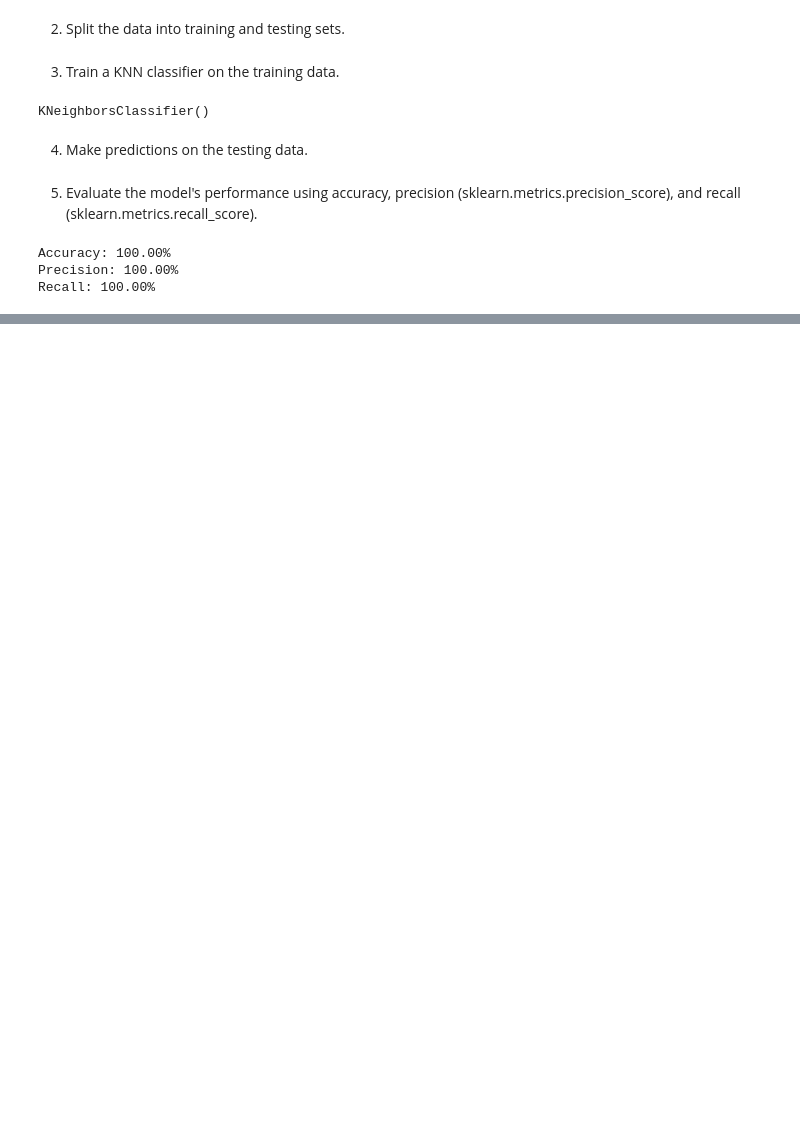
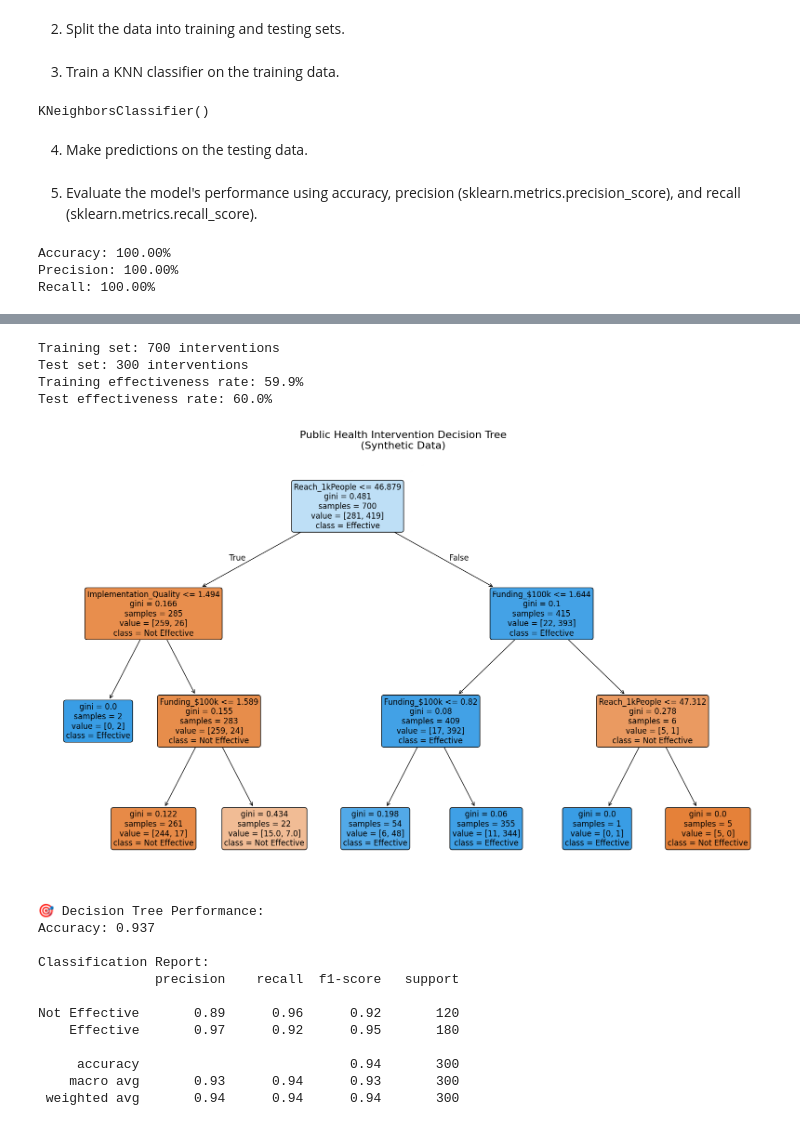
Before and after one commit to KubaJerz/VLab_AI_ML_Training, a Jupyter notebook: summer25-workshop/02knn_and_dt.ipynb, the cells around one changed output, grey strips where cells are left out. Saved outputs shown, nothing was run; the diff lists cells and outputs as text; code cells hidden in the pictures; blank space fills up the shorter version.

```diff
--- a/summer25-workshop/02knn_and_dt.ipynb
+++ b/summer25-workshop/02knn_and_dt.ipynb
@@ -442,0 +568,60 @@ Recall: 100.00%
+# %%
+
+# Prepare data
+features = ['Funding_$100k', 'Target_Risk_Level', 'Reach_1kPeople', 'Implementation_Quality']
+X_health = interventions_df[features].values
+y_health = interventions_df['Effective'].values
+
+# Split the data
+X_train_dt, X_test_dt, y_train_dt, y_test_dt = train_test_split(
+    X_health, y_health, test_size=0.3, random_state=42, stratify=y_health
+)
+
+print(f"Training set: {len(X_train_dt)} interventions")
+print(f"Test set: {len(X_test_dt)} interventions")
+print(f"Training effectiveness rate: {y_train_dt.mean():.1%}")
+print(f"Test effectiveness rate: {y_test_dt.mean():.1%}")
+
+# Build a simple decision tree
+dt_simple = DecisionTreeClassifier(max_depth=3, random_state=42)
+dt_simple.fit(X_train_dt, y_train_dt)
+
+# Visualize the decision tree
+plt.figure(figsize=(20, 12))
+plot_tree(
+    dt_simple,
+    feature_names=features,
+    class_names=['Not Effective', 'Effective'],
+    filled=True,
+    rounded=True,
+    fontsize=12
+)
+plt.title('Public Health Intervention Decision Tree\n(Synthetic Data)', fontsize=16)
+plt.show()
+
+# Evaluate performance
+y_pred_dt = dt_simple.predict(X_test_dt)
+accuracy_dt = accuracy_score(y_test_dt, y_pred_dt)
+
+print(f"\n🎯 Decision Tree Performance:")
+print(f"Accuracy: {accuracy_dt:.3f}")
+print("\nClassification Report:")
+print(classification_report(y_test_dt, y_pred_dt, target_names=['Not Effective', 'Effective']))
+# %% [output]
+Training set: 700 interventions
+Test set: 300 interventions
+Training effectiveness rate: 59.9%
+Test effectiveness rate: 60.0%
+[figure, added]
+🎯 Decision Tree Performance:
+Accuracy: 0.937
+
+Classification Report:
+               precision    recall  f1-score   support
+
+Not Effective       0.89      0.96      0.92       120
+    Effective       0.97      0.92      0.95       180
+
+     accuracy                           0.94       300
+    macro avg       0.93      0.94      0.93       300
+ weighted avg       0.94      0.94      0.94       300
```
Also changed, not shown: parts of 19 cells of this notebook.
